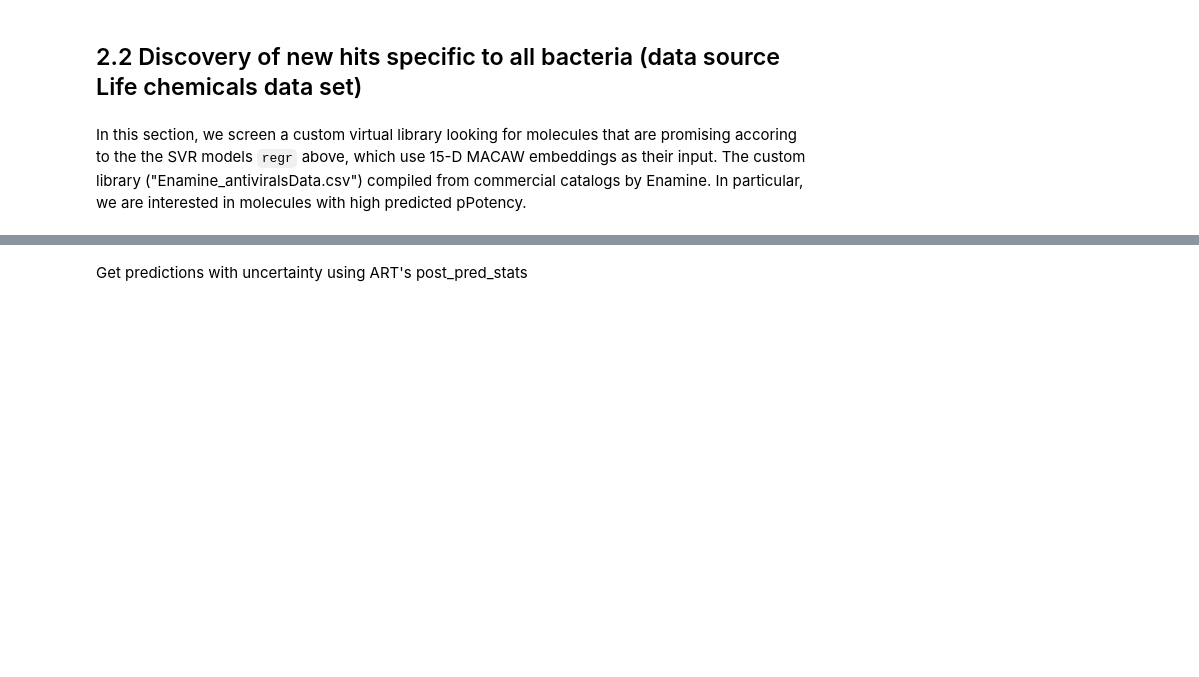
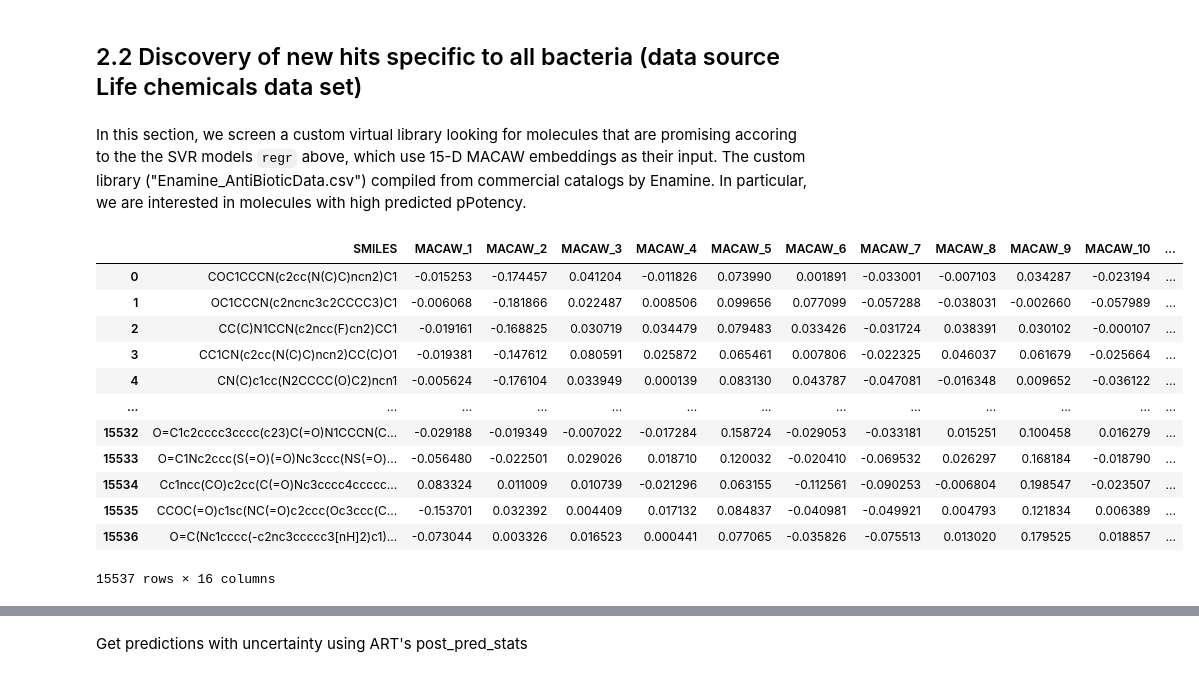
Before and after one commit to soumyadeepghosh35/DTRA_ART, a Jupyter notebook: DTRA_project_notebooks/Step5_ART_YersiniaPestis.ipynb, the cells around one changed output, grey strips where cells are left out. Saved outputs shown, nothing was run; the diff lists cells and outputs as text; code cells hidden in the pictures; blank space fills up the shorter version.

Commit message:
ART results for Yesneria Pestis with CV and external validation

```diff
--- a/DTRA_project_notebooks/Step5_ART_YersiniaPestis.ipynb
+++ b/DTRA_project_notebooks/Step5_ART_YersiniaPestis.ipynb
@@ -267,8 +304,22 @@ EnamineAntiviralsData_predicted
 # %% [markdown]
 ## 2.2 Discovery of new hits specific to all bacteria (data source Life chemicals data set)
 # %% [markdown]
-In this section, we screen a custom virtual library looking for molecules that are promising accoring to the the SVR models `regr` above, which use 15-D MACAW embeddings as their input. The custom library ("Enamine_antiviralsData.csv") compiled from commercial catalogs by Enamine. In particular, we are interested in molecules with high predicted pPotency.
+In this section, we screen a custom virtual library looking for molecules that are promising accoring to the the SVR models `regr` above, which use 15-D MACAW embeddings as their input. The custom library ("Enamine_AntiBioticData.csv") compiled from commercial catalogs by Enamine. In particular, we are interested in molecules with high predicted pPotency.
 # %%
-YersiniaPestis_LCAntiviralsData_wMACAW = pd.read_csv(saveDir + "YersiniaPestis_LCAntiviralsData_wMACAW.csv")
-YersiniaPestis_LCAntiviralsData_wMACAW
+YersiniaPestis_LCAntiBioticData_wMACAW = pd.read_csv(saveDir + "YersiniaPestis_LCAntiviralsData_wMACAW.csv")
+YersiniaPestis_LCAntiBioticData_wMACAW
+# %% [output]
+|  | SMILES | MACAW_1 | MACAW_2 | MACAW_3 | MACAW_4 | MACAW_5 | MACAW_6 | MACAW_7 | MACAW_8 | MACAW_9 | MACAW_10 | ... |
+| 0 | COC1CCCN(c2cc(N(C)C)ncn2)C1 | -0.015253 | -0.174457 | 0.041204 | -0.011826 | 0.073990 | 0.001891 | -0.033001 | -0.007103 | 0.034287 | -0.023194 | ... |
+| 1 | OC1CCCN(c2ncnc3c2CCCC3)C1 | -0.006068 | -0.181866 | 0.022487 | 0.008506 | 0.099656 | 0.077099 | -0.057288 | -0.038031 | -0.002660 | -0.057989 | ... |
+| 2 | CC(C)N1CCN(c2ncc(F)cn2)CC1 | -0.019161 | -0.168825 | 0.030719 | 0.034479 | 0.079483 | 0.033426 | -0.031724 | 0.038391 | 0.030102 | -0.000107 | ... |
+| 3 | CC1CN(c2cc(N(C)C)ncn2)CC(C)O1 | -0.019381 | -0.147612 | 0.080591 | 0.025872 | 0.065461 | 0.007806 | -0.022325 | 0.046037 | 0.061679 | -0.025664 | ... |
+| 4 | CN(C)c1cc(N2CCCC(O)C2)ncn1 | -0.005624 | -0.176104 | 0.033949 | 0.000139 | 0.083130 | 0.043787 | -0.047081 | -0.016348 | 0.009652 | -0.036122 | ... |
+| ... | ... | ... | ... | ... | ... | ... | ... | ... | ... | ... | ... | ... |
+| 15532 | O=C1c2cccc3cccc(c23)C(=O)N1CCCN(C... | -0.029188 | -0.019349 | -0.007022 | -0.017284 | 0.158724 | -0.029053 | -0.033181 | 0.015251 | 0.100458 | 0.016279 | ... |
+| 15533 | O=C1Nc2ccc(S(=O)(=O)Nc3ccc(NS(=O)... | -0.056480 | -0.022501 | 0.029026 | 0.018710 | 0.120032 | -0.020410 | -0.069532 | 0.026297 | 0.168184 | -0.018790 | ... |
+| 15534 | Cc1ncc(CO)c2cc(C(=O)Nc3cccc4ccccc... | 0.083324 | 0.011009 | 0.010739 | -0.021296 | 0.063155 | -0.112561 | -0.090253 | -0.006804 | 0.198547 | -0.023507 | ... |
+| 15535 | CCOC(=O)c1sc(NC(=O)c2ccc(Oc3ccc(C... | -0.153701 | 0.032392 | 0.004409 | 0.017132 | 0.084837 | -0.040981 | -0.049921 | 0.004793 | 0.121834 | 0.006389 | ... |
+| 15536 | O=C(Nc1cccc(-c2nc3ccccc3[nH]2)c1)... | -0.073044 | 0.003326 | 0.016523 | 0.000441 | 0.077065 | -0.035826 | -0.075513 | 0.013020 | 0.179525 | 0.018857 | ... |
+15537 rows × 16 columns
 # %%
```
Also changed, not shown: parts of 15 cells of this notebook.
